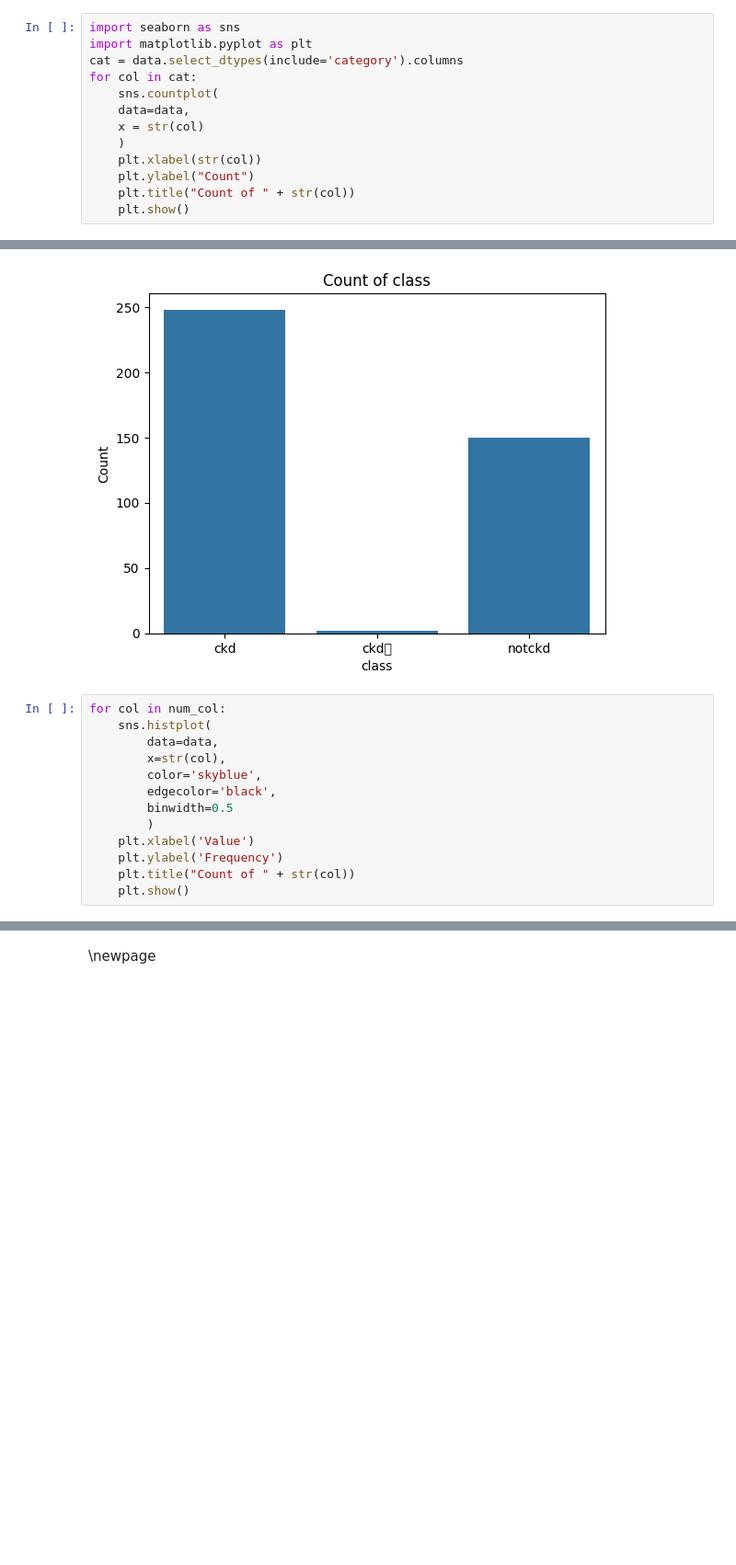
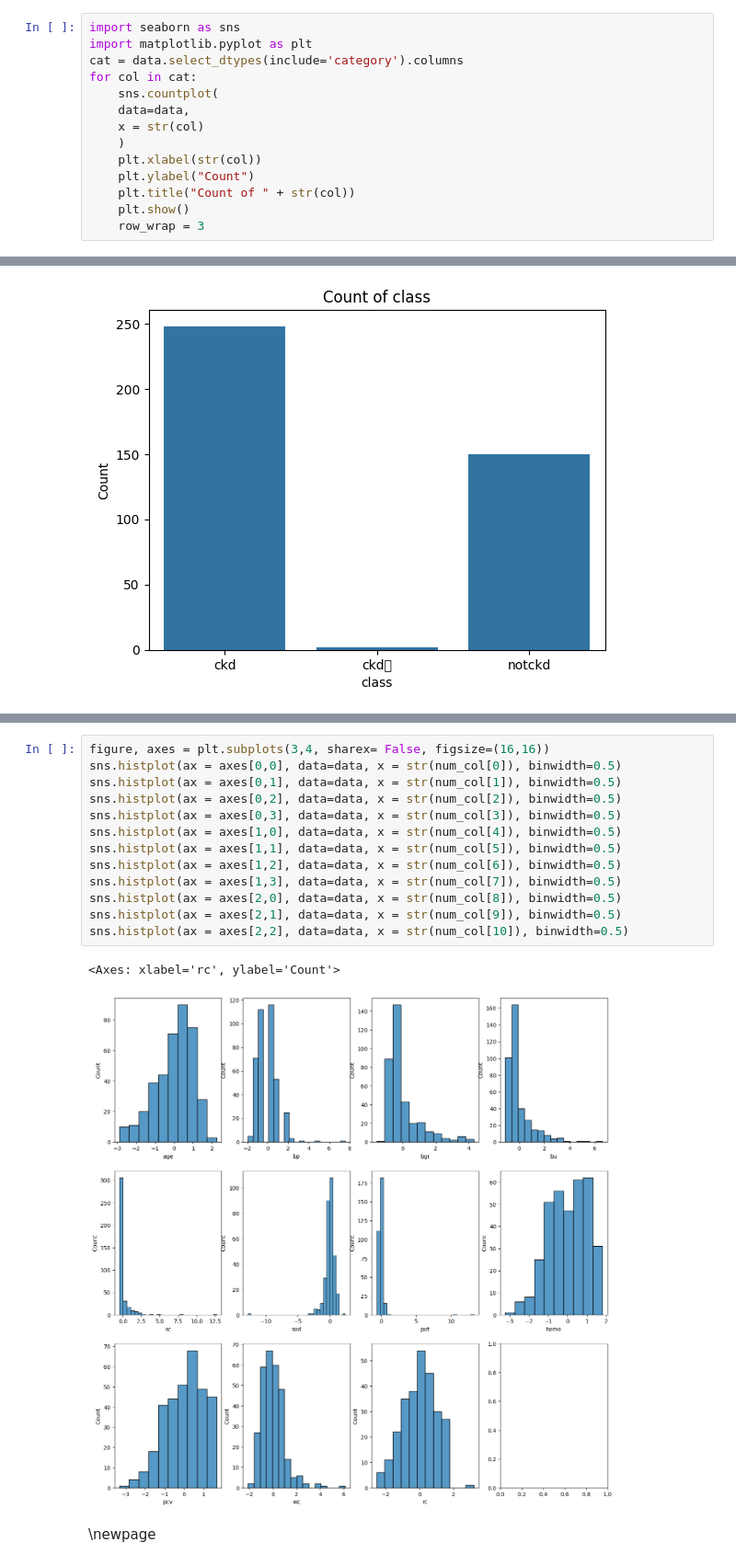
Before and after one commit to seebachl/3DA3-Asgmt-6, a Jupyter notebook: Seebach_Lily_HW6.ipynb, the cells around one changed output, grey strips where cells are left out. Shown at 92% size. Drawn from its saved outputs; the diff is of its cells as text; blank space fills up the shorter version.

Commit message:
Changed format of histogram

```diff
--- a/Seebach_Lily_HW6.ipynb
+++ b/Seebach_Lily_HW6.ipynb
@@ -204,6 +203,7 @@ for col in cat:
     plt.ylabel("Count")
     plt.title("Count of " + str(col))
     plt.show()
+    row_wrap = 3
 # %% [output]
 [figure]
 [figure]
@@ -219,16 +219,3 @@ for col in cat:
 [figure]
 [figure]
 [figure]
-# %%
-for col in num_col:
-    sns.histplot(
-        data=data,
-        x=str(col),
-        color='skyblue',
-        edgecolor='black',
-        binwidth=0.5
-        )
-    plt.xlabel('Value')
-    plt.ylabel('Frequency')
-    plt.title("Count of " + str(col))
-    plt.show()
@@ -247,3 +222,19 @@ for col in num_col:
+# %%
+figure, axes = plt.subplots(3,4, sharex= False, figsize=(16,16))
+sns.histplot(ax = axes[0,0], data=data, x = str(num_col[0]), binwidth=0.5)
+sns.histplot(ax = axes[0,1], data=data, x = str(num_col[1]), binwidth=0.5)
+sns.histplot(ax = axes[0,2], data=data, x = str(num_col[2]), binwidth=0.5)
+sns.histplot(ax = axes[0,3], data=data, x = str(num_col[3]), binwidth=0.5)
+sns.histplot(ax = axes[1,0], data=data, x = str(num_col[4]), binwidth=0.5)
+sns.histplot(ax = axes[1,1], data=data, x = str(num_col[5]), binwidth=0.5)
+sns.histplot(ax = axes[1,2], data=data, x = str(num_col[6]), binwidth=0.5)
+sns.histplot(ax = axes[1,3], data=data, x = str(num_col[7]), binwidth=0.5)
+sns.histplot(ax = axes[2,0], data=data, x = str(num_col[8]), binwidth=0.5)
+sns.histplot(ax = axes[2,1], data=data, x = str(num_col[9]), binwidth=0.5)
+sns.histplot(ax = axes[2,2], data=data, x = str(num_col[10]), binwidth=0.5)
+# %% [output]
+<Axes: xlabel='rc', ylabel='Count'>
+[figure, added]
 # %% [markdown]
 \newpage
 # %% [markdown]
```
Also changed, not shown: parts of 3 cells of this notebook.
